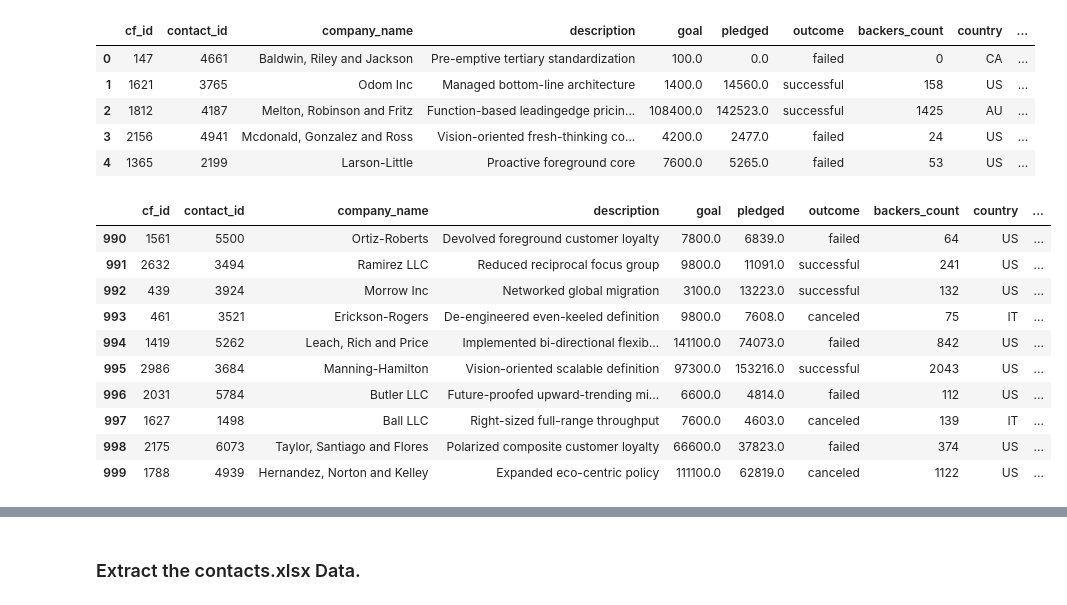
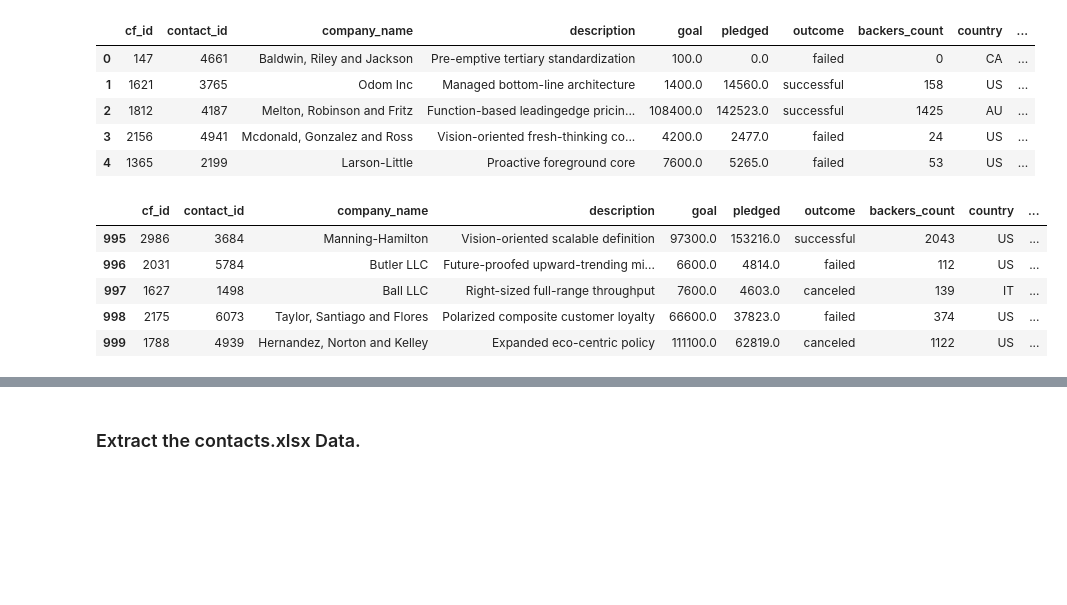
Before and after one commit to TJDavis91/Crowdfunding_ETL, a Jupyter notebook: Resources/ETL_Mini_Project_TDavis_GAdesanmi.ipynb, the cells around one changed output, grey strips where cells are left out. Saved outputs shown, nothing was run; the diff lists cells and outputs as text; code cells hidden in the pictures; blank space fills up the shorter version.

```diff
--- a/Resources/ETL_Mini_Project_TDavis_GAdesanmi.ipynb
+++ b/Resources/ETL_Mini_Project_TDavis_GAdesanmi.ipynb
@@ -106,7 +124,13 @@ print(scat_ids)
 # %%
 # Create a category DataFrame with the category_id array as the category_id and categories list as the category name.
+category_dict = {"category_id": cat_ids, "category": categories}
+category_df = pd.DataFrame(category_dict)
+# category_df
 
 # Create a category DataFrame with the subcategory_id array as the subcategory_id and subcategories list as the subcategory name.
+subcategory_dict = {"subcategory_id": subcat_ids, "subcategory": subcategories}
+subcategory_df = pd.DataFrame(subcategory_dict)
+# subcategory_df
 # %%
 category_df
 # %% [output]
@@ -180,6 +204,8 @@ campaign_df.head()
 | 4 | 1365 | 2199 | Larson-Little | Proactive foreground core | 7600 | 5265 | failed | 53 | US | ... |
 # %%
 # Rename the blurb, launched_at, and deadline columns.
+campaign_df = campaign_df.rename(columns={"blurb": "description", "launched_at": "launched_date", "deadline": "end_date"})
+campaign_df.head()
 # %% [output]
 |  | cf_id | contact_id | company_name | description | goal | pledged | outcome | backers_count | country | ... |
 | 0 | 147 | 4661 | Baldwin, Riley and Jackson | Pre-emptive tertiary standardization | 100 | 0 | failed | 0 | CA | ... |
@@ -189,6 +215,9 @@ campaign_df.head()
 | 4 | 1365 | 2199 | Larson-Little | Proactive foreground core | 7600 | 5265 | failed | 53 | US | ... |
 # %%
 # Convert the goal and pledged columns to a `float` data type.
+campaign_df["goal"] = campaign_df["goal"].astype(float)
+campaign_df["pledged"] = campaign_df["pledged"].astype(float)
+campaign_df.head()
 # %% [output]
 |  | cf_id | contact_id | company_name | description | goal | pledged | outcome | backers_count | country | ... |
 | 0 | 147 | 4661 | Baldwin, Riley and Jackson | Pre-emptive tertiary standardization | 100.0 | 0.0 | failed | 0 | CA | ... |
@@ -220,6 +250,9 @@ dtype: object
 # %%
 # Format the launched_date and end_date columns to datetime format
 from datetime import datetime as dt
+campaign_df["launched_date"] = pd.to_datetime(campaign_df["launched_date"], unit = 's').dt.strftime("%Y-%m-%d")
+campaign_df["end_date"] = pd.to_datetime(campaign_df["end_date"], unit = "s").dt.strftime("%Y-%m-%d")
+campaign_df.head()
 # %% [output]
 |  | cf_id | contact_id | company_name | description | goal | pledged | outcome | backers_count | country | ... |
 | 0 | 147 | 4661 | Baldwin, Riley and Jackson | Pre-emptive tertiary standardization | 100.0 | 0.0 | failed | 0 | CA | ... |
@@ -230,16 +263,13 @@ from datetime import datetime as dt
 # %%
 # Merge the campaign_df with the category_df on the "category" column and
 # the subcategory_df on the "subcategory" column.
 
+merge_cat_df = pd.merge(campaign_df, category_df, how="left", on="category")
+campaign_merged_df = pd.merge(merge_cat_df, subcategory_df, how="left", on="subcategory")
 
-campaign_merged_df.tail(10)
+campaign_merged_df.tail(5)
 # %% [output]
 |  | cf_id | contact_id | company_name | description | goal | pledged | outcome | backers_count | country | ... |
-| 990 | 1561 | 5500 | Ortiz-Roberts | Devolved foreground customer loyalty | 7800.0 | 6839.0 | failed | 64 | US | ... |
-| 991 | 2632 | 3494 | Ramirez LLC | Reduced reciprocal focus group | 9800.0 | 11091.0 | successful | 241 | US | ... |
-| 992 | 439 | 3924 | Morrow Inc | Networked global migration | 3100.0 | 13223.0 | successful | 132 | US | ... |
-| 993 | 461 | 3521 | Erickson-Rogers | De-engineered even-keeled definition | 9800.0 | 7608.0 | canceled | 75 | IT | ... |
-| 994 | 1419 | 5262 | Leach, Rich and Price | Implemented bi-directional flexib... | 141100.0 | 74073.0 | failed | 842 | US | ... |
 | 995 | 2986 | 3684 | Manning-Hamilton | Vision-oriented scalable definition | 97300.0 | 153216.0 | successful | 2043 | US | ... |
 | 996 | 2031 | 5784 | Butler LLC | Future-proofed upward-trending mi... | 6600.0 | 4814.0 | failed | 112 | US | ... |
 | 997 | 1627 | 1498 | Ball LLC | Right-sized full-range throughput | 7600.0 | 4603.0 | canceled | 139 | IT | ... |
```
Also changed, not shown: parts of 20 cells of this notebook, 3 other files.
